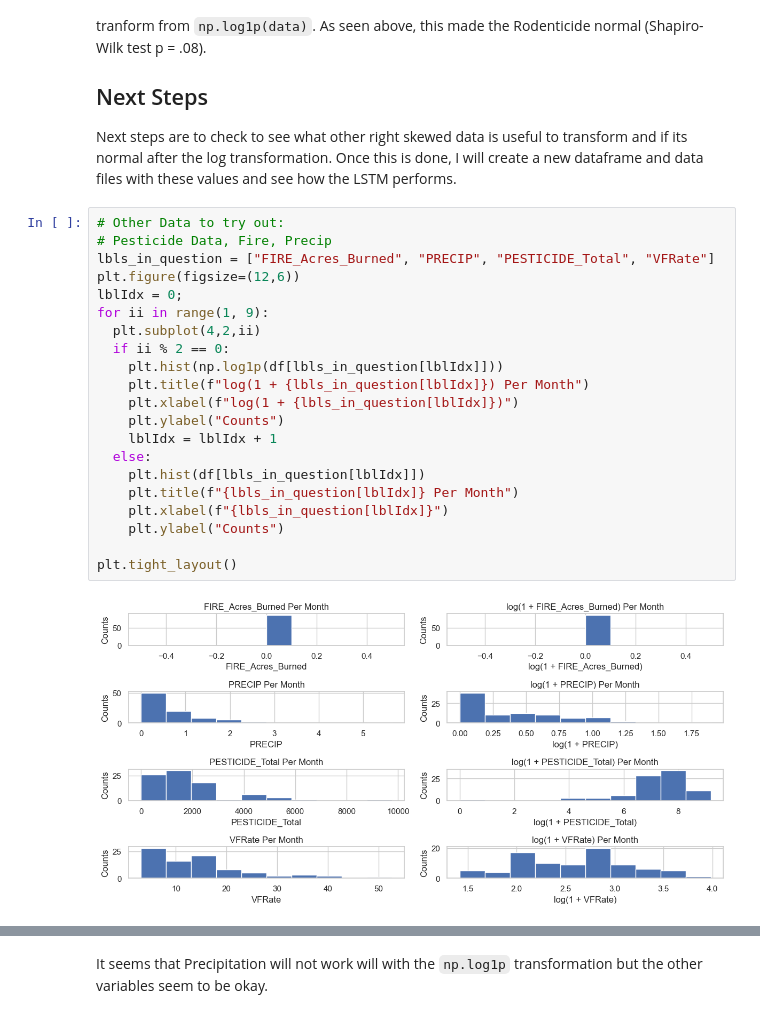
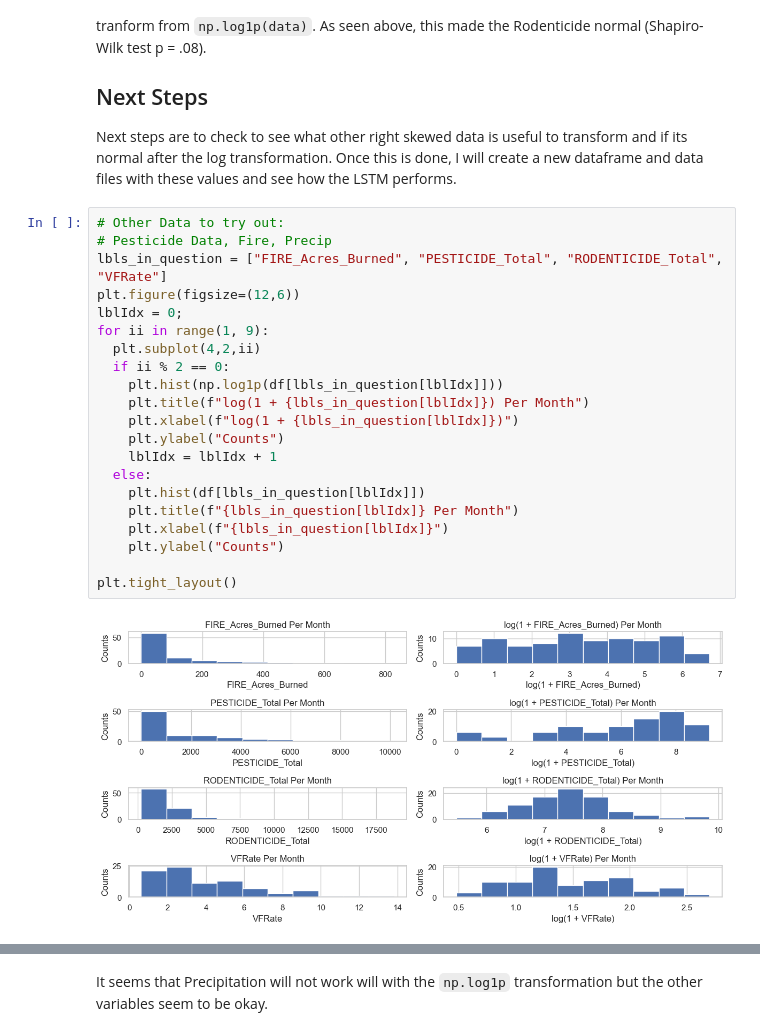
Before and after one commit to dillonallen92/ValleyFeverAnalysis_Cleaned, a Jupyter notebook: src/notebooks/data_investigation.ipynb, the cells around one changed output, grey strips where cells are left out. Saved outputs shown, nothing was run; the diff lists cells and outputs as text.

```diff
--- a/src/notebooks/data_investigation.ipynb
+++ b/src/notebooks/data_investigation.ipynb
@@ -236,26 +252,26 @@ Next steps are to check to see what other right skewed data is useful to transfo
 # %%
 # Other Data to try out:
 # Pesticide Data, Fire, Precip
-lbls_in_question = ["FIRE_Acres_Burned", "PRECIP", "PESTICIDE_Total", "VFRate"]
+lbls_in_question = ["FIRE_Acres_Burned", "PESTICIDE_Total", "RODENTICIDE_Total",  "VFRate"]
 plt.figure(figsize=(12,6))
 lblIdx = 0;
 for ii in range(1, 9):
   plt.subplot(4,2,ii)
   if ii % 2 == 0:
     plt.hist(np.log1p(df[lbls_in_question[lblIdx]]))
     plt.title(f"log(1 + {lbls_in_question[lblIdx]}) Per Month")
     plt.xlabel(f"log(1 + {lbls_in_question[lblIdx]})")
     plt.ylabel("Counts")
     lblIdx = lblIdx + 1
   else:
     plt.hist(df[lbls_in_question[lblIdx]])
     plt.title(f"{lbls_in_question[lblIdx]} Per Month")
     plt.xlabel(f"{lbls_in_question[lblIdx]}")
     plt.ylabel("Counts")
 
 plt.tight_layout()
 # %% [output]
-[figure, old version]
+[figure, new version]
 # %%
 stats, pval = shapiro(np.log1p(df["VFRate"]))
 print(f"Normality check for log(1+VFRate) has a p-value = {pval}")
```
Also changed, not shown: parts of 22 cells of this notebook, 7 other files.
